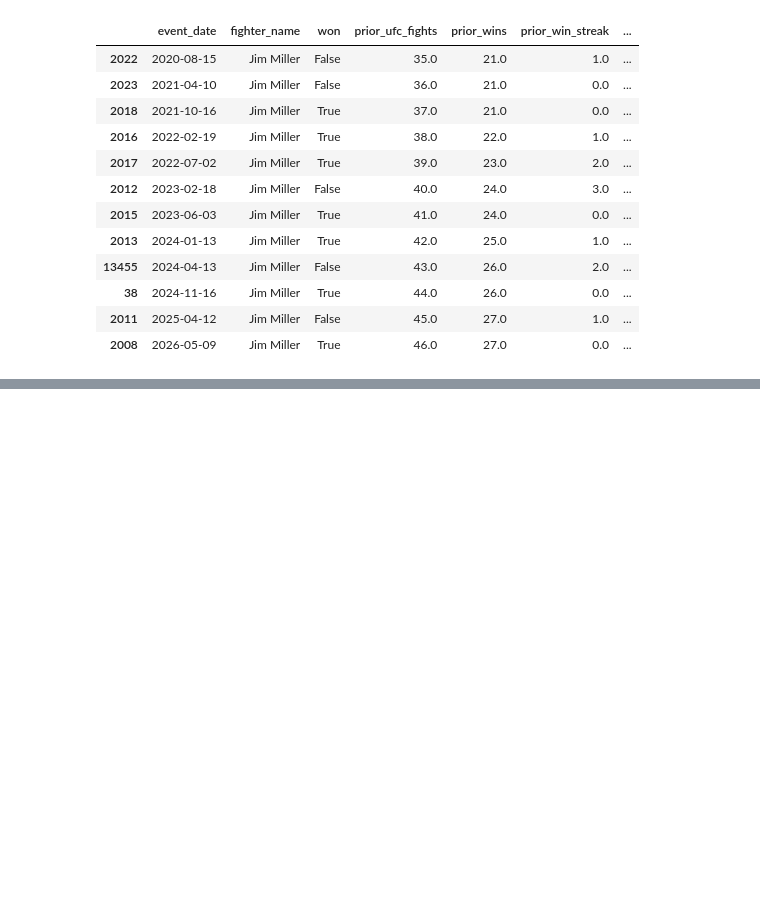
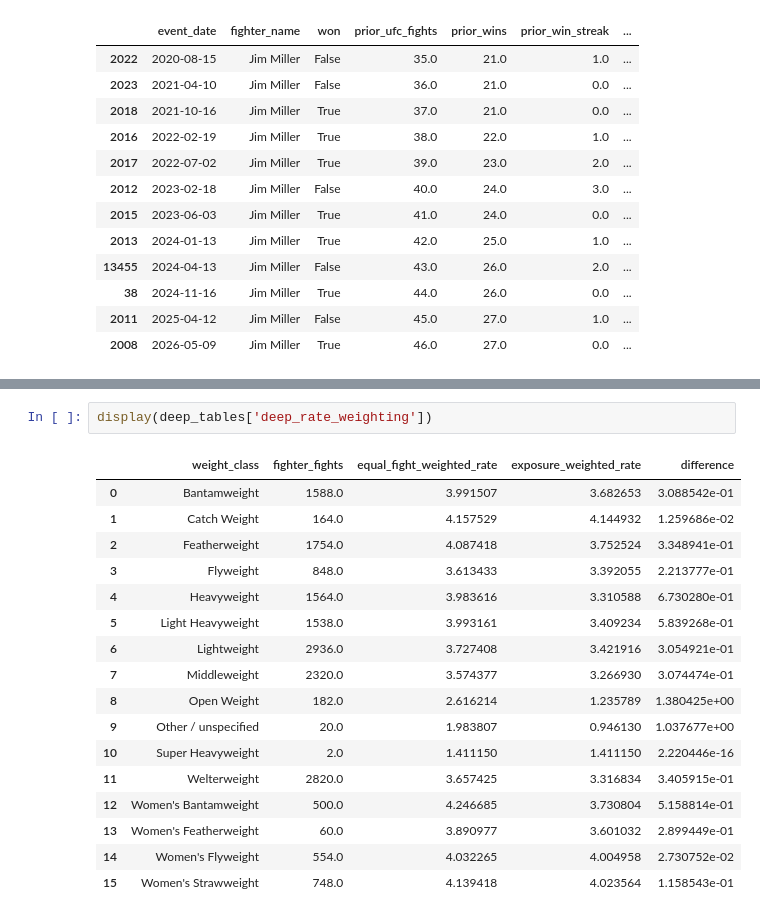
Before and after one commit to DQuanBui/UFC_Fights_Analysis, a Jupyter notebook: notebooks/02_data_cleaning.ipynb, the cells around one changed output, grey strips where cells are left out. Cells and saved outputs as stored; diff of their text form; blank space fills up the shorter version.

```diff
--- a/notebooks/02_data_cleaning.ipynb
+++ b/notebooks/02_data_cleaning.ipynb
@@ -146,0 +205,20 @@ assert appearances.loc[~appearances.round_stats_complete,'sig_landed'].isna().al
+# %%
+display(deep_tables['deep_rate_weighting'])
+# %% [output]
+|  | weight_class | fighter_fights | equal_fight_weighted_rate | exposure_weighted_rate | difference |
+| 0 | Bantamweight | 1588.0 | 3.991507 | 3.682653 | 3.088542e-01 |
+| 1 | Catch Weight | 164.0 | 4.157529 | 4.144932 | 1.259686e-02 |
+| 2 | Featherweight | 1754.0 | 4.087418 | 3.752524 | 3.348941e-01 |
+| 3 | Flyweight | 848.0 | 3.613433 | 3.392055 | 2.213777e-01 |
+| 4 | Heavyweight | 1564.0 | 3.983616 | 3.310588 | 6.730280e-01 |
+| 5 | Light Heavyweight | 1538.0 | 3.993161 | 3.409234 | 5.839268e-01 |
+| 6 | Lightweight | 2936.0 | 3.727408 | 3.421916 | 3.054921e-01 |
+| 7 | Middleweight | 2320.0 | 3.574377 | 3.266930 | 3.074474e-01 |
+| 8 | Open Weight | 182.0 | 2.616214 | 1.235789 | 1.380425e+00 |
+| 9 | Other / unspecified | 20.0 | 1.983807 | 0.946130 | 1.037677e+00 |
+| 10 | Super Heavyweight | 2.0 | 1.411150 | 1.411150 | 2.220446e-16 |
+| 11 | Welterweight | 2820.0 | 3.657425 | 3.316834 | 3.405915e-01 |
+| 12 | Women's Bantamweight | 500.0 | 4.246685 | 3.730804 | 5.158814e-01 |
+| 13 | Women's Featherweight | 60.0 | 3.890977 | 3.601032 | 2.899449e-01 |
+| 14 | Women's Flyweight | 554.0 | 4.032265 | 4.004958 | 2.730752e-02 |
+| 15 | Women's Strawweight | 748.0 | 4.139418 | 4.023564 | 1.158543e-01 |
```
Also changed, not shown: parts of 5 cells of this notebook, 7 other files.
